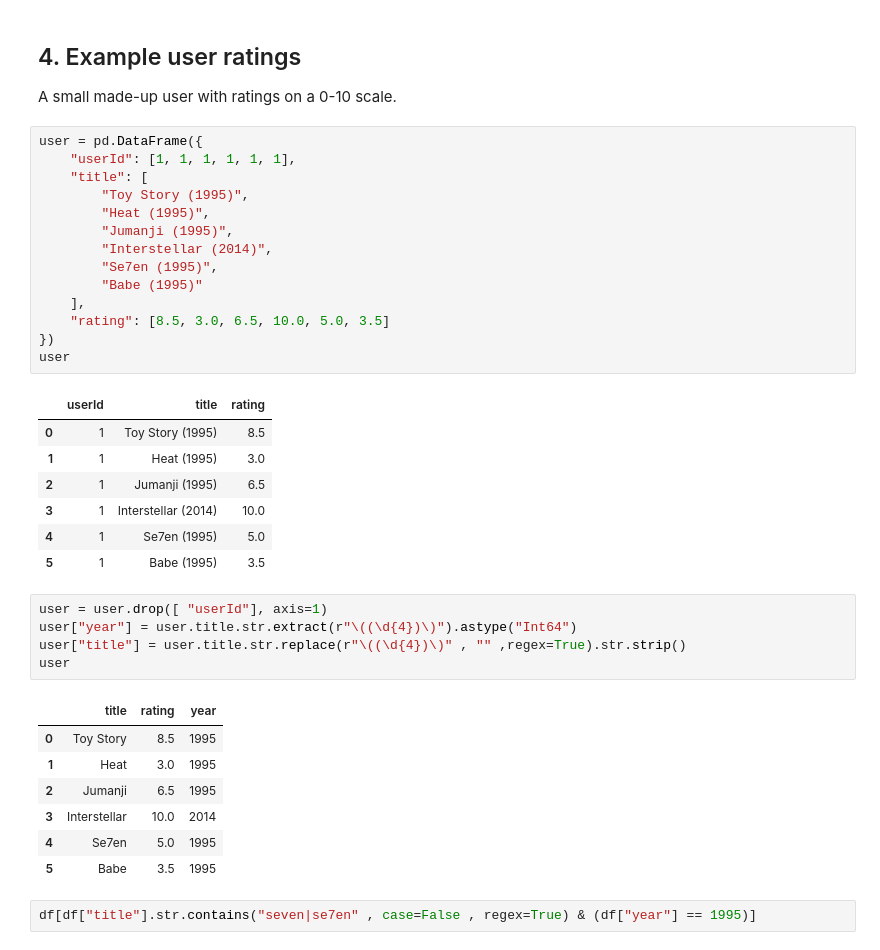
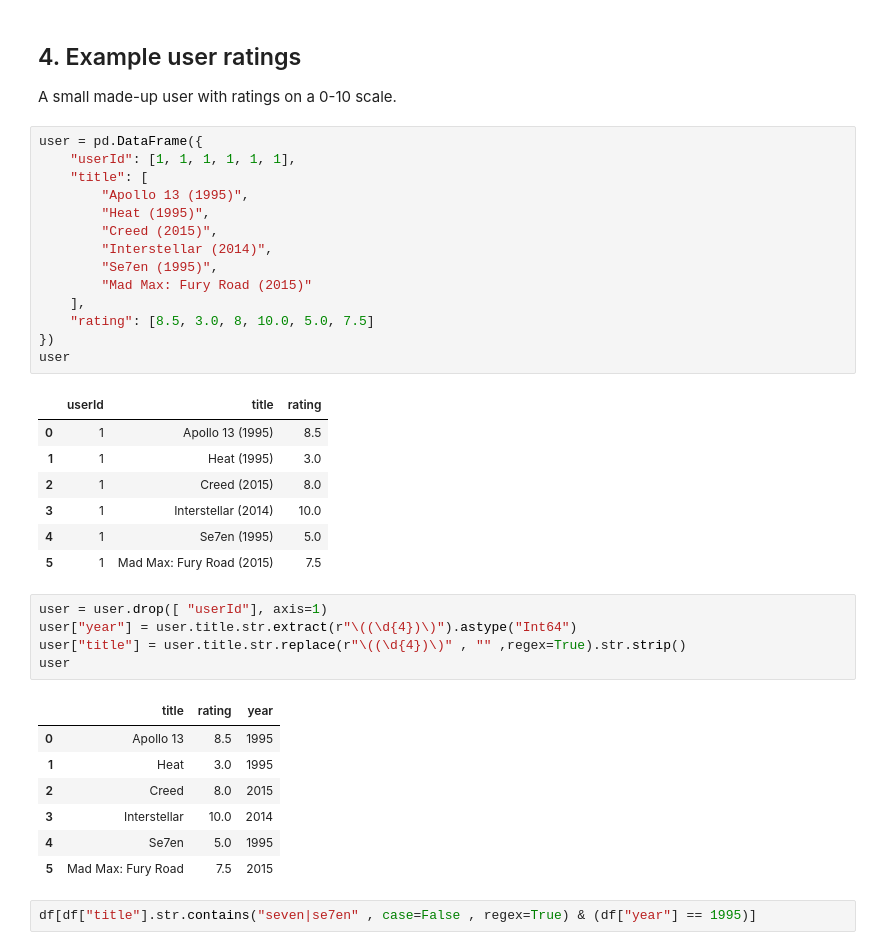
Before and after one commit to mohammadrezaazadfar/movie-recommender, a Jupyter notebook: content_base_RC.ipynb, the cells around one changed output. Saved outputs shown, nothing was run; the diff lists cells and outputs as text.

```diff
--- a/content_base_RC.ipynb
+++ b/content_base_RC.ipynb
@@ -111,25 +111,25 @@ A small made-up user with ratings on a 0-10 scale.
 # %%
 user = pd.DataFrame({
     "userId": [1, 1, 1, 1, 1, 1],
     "title": [
-        "Toy Story (1995)",
+        "Apollo 13 (1995)",
         "Heat (1995)",
-        "Jumanji (1995)",
+        "Creed (2015)",
         "Interstellar (2014)",
         "Se7en (1995)",
-        "Babe (1995)"
+        "Mad Max: Fury Road (2015)"
     ],
-    "rating": [8.5, 3.0, 6.5, 10.0, 5.0, 3.5]
+    "rating": [8.5, 3.0, 8, 10.0, 5.0, 7.5]
 })
 user
 # %% [output]
 |  | userId | title | rating |
-| 0 | 1 | Toy Story (1995) | 8.5 |
+| 0 | 1 | Apollo 13 (1995) | 8.5 |
 | 1 | 1 | Heat (1995) | 3.0 |
-| 2 | 1 | Jumanji (1995) | 6.5 |
+| 2 | 1 | Creed (2015) | 8.0 |
 | 3 | 1 | Interstellar (2014) | 10.0 |
 | 4 | 1 | Se7en (1995) | 5.0 |
-| 5 | 1 | Babe (1995) | 3.5 |
+| 5 | 1 | Mad Max: Fury Road (2015) | 7.5 |
 # %%
 user = user.drop([ "userId"], axis=1)
 user["year"] = user.title.str.extract(r"\((\d{4})\)").astype("Int64")
@@ -137,12 +137,12 @@ user["title"] = user.title.str.replace(r"\((\d{4})\)" , "" ,regex=True).str.stri
 user
 # %% [output]
 |  | title | rating | year |
-| 0 | Toy Story | 8.5 | 1995 |
+| 0 | Apollo 13 | 8.5 | 1995 |
 | 1 | Heat | 3.0 | 1995 |
-| 2 | Jumanji | 6.5 | 1995 |
+| 2 | Creed | 8.0 | 2015 |
 | 3 | Interstellar | 10.0 | 2014 |
 | 4 | Se7en | 5.0 | 1995 |
-| 5 | Babe | 3.5 | 1995 |
+| 5 | Mad Max: Fury Road | 7.5 | 2015 |
 # %%
 df[df["title"].str.contains("seven|se7en" , case=False , regex=True) & (df["year"] == 1995)]
 # %% [output]
```
Also changed, not shown: parts of 10 cells of this notebook.
